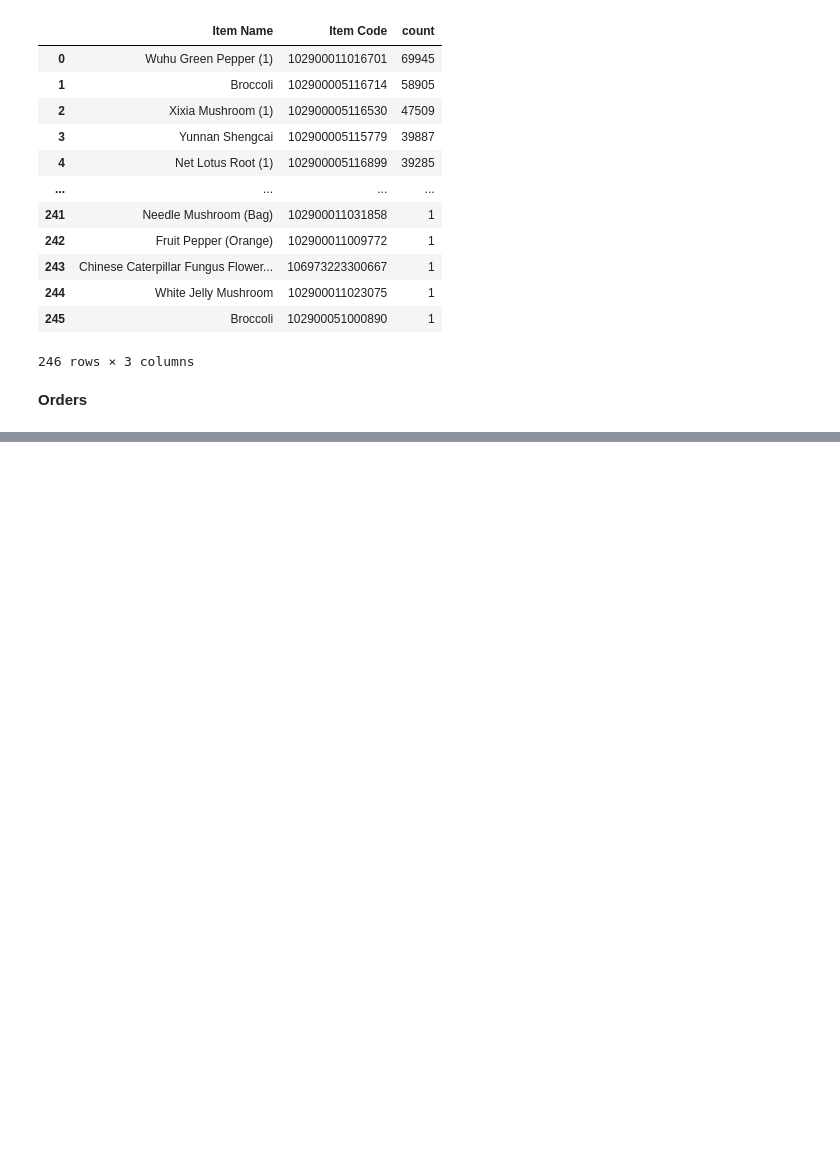
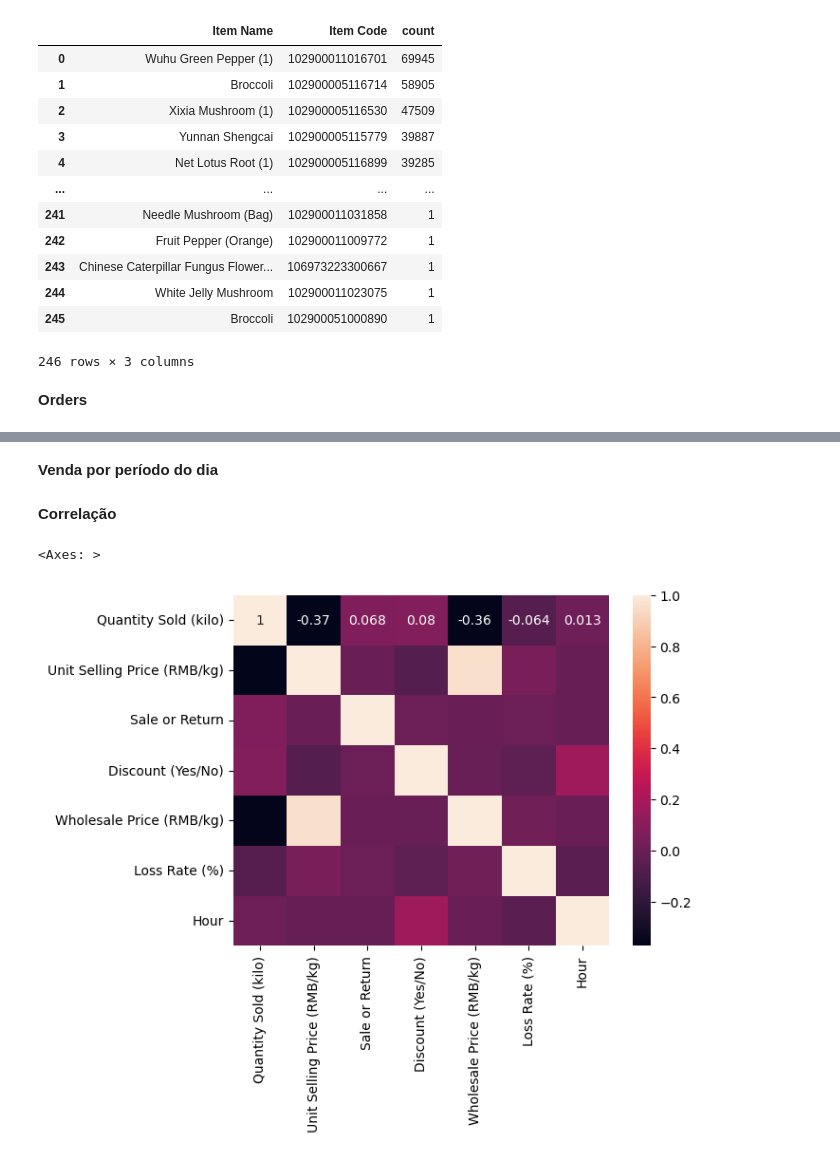
Before and after one commit to Krupique/mlops-projects, a Jupyter notebook: 03-supermarket_sales_data/data_analysis.ipynb, the cells around one changed output, grey strips where cells are left out. Cells and saved outputs as stored; diff of their text form; code cells hidden in the pictures; blank space fills up the shorter version.

```diff
--- a/03-supermarket_sales_data/data_analysis.ipynb
+++ b/03-supermarket_sales_data/data_analysis.ipynb
@@ -196,0 +206,2 @@ df_raw.head()
+# %% [markdown]
+**Venda por período do dia**
@@ -196,0 +233,35 @@ df_raw.head()
+# %% [markdown]
+**Correlação**
+# %%
+df_corr = df_raw.copy()
+# %%
+df_corr['Sale or Return'].value_counts()
+
+map_sale_return = {
+    'sale': 1,
+    'return': 0
+}
+
+map_discount = {
+    'Yes': 1,
+    'No': 0
+}
+
+
+df_corr['Sale or Return'] = df_corr['Sale or Return'].map(map_sale_return)
+df_corr['Discount (Yes/No)'] = df_corr['Discount (Yes/No)'].map(map_discount)
+# %%
+df_corr = df_corr[[
+    'Quantity Sold (kilo)',
+    'Unit Selling Price (RMB/kg)',
+    'Sale or Return',
+    'Discount (Yes/No)',
+    'Wholesale Price (RMB/kg)',
+    'Loss Rate (%)',
+    'Hour'
+]].corr()
+
+sns.heatmap(df_corr, annot=True)
+# %% [output]
+<Axes: >
+[figure, added]
```
Also changed, not shown: parts of 11 cells of this notebook.
